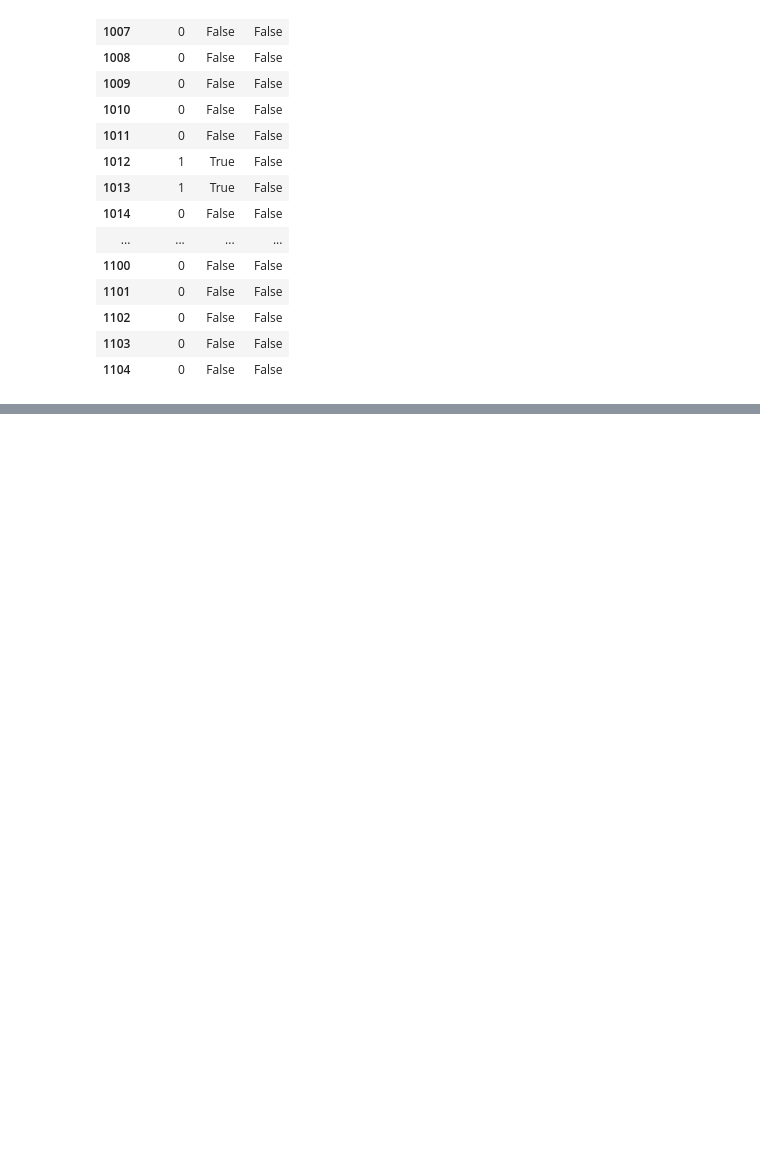
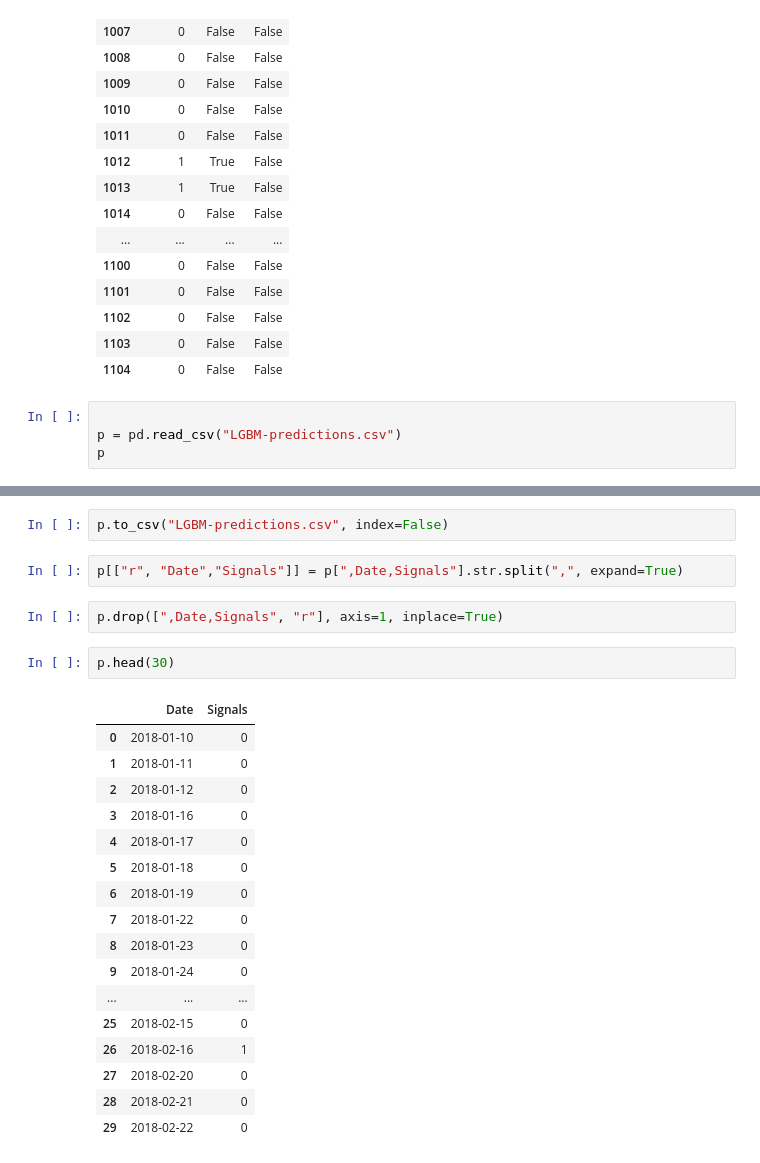
Before and after one commit to ata-turhan/Alpha-Trading-Bot, a Jupyter notebook: data/Untitled.ipynb, the cells around one changed output, grey strips where cells are left out. Saved outputs shown, nothing was run; the diff lists cells and outputs as text; blank space fills up the shorter version.

```diff
--- a/data/Untitled.ipynb
+++ b/data/Untitled.ipynb
@@ -230,3 +230,7 @@ r.tail(100)
 | 1102 | 0 | False | False |
 | 1103 | 0 | False | False |
 | 1104 | 0 | False | False |
+# %%
+
+p = pd.read_csv("LGBM-predictions.csv")
+p
@@ -232,0 +251,26 @@ r.tail(100)
+# %%
+p.to_csv("LGBM-predictions.csv", index=False)
+# %%
+p[["r", "Date","Signals"]] = p[",Date,Signals"].str.split(",", expand=True)
+# %%
+p.drop([",Date,Signals", "r"], axis=1, inplace=True)
+# %%
+p.head(30)
+# %% [output]
+|  | Date | Signals |
+| 0 | 2018-01-10 | 0 |
+| 1 | 2018-01-11 | 0 |
+| 2 | 2018-01-12 | 0 |
+| 3 | 2018-01-16 | 0 |
+| 4 | 2018-01-17 | 0 |
+| 5 | 2018-01-18 | 0 |
+| 6 | 2018-01-19 | 0 |
+| 7 | 2018-01-22 | 0 |
+| 8 | 2018-01-23 | 0 |
+| 9 | 2018-01-24 | 0 |
+| ... | ... | ... |
+| 25 | 2018-02-15 | 0 |
+| 26 | 2018-02-16 | 1 |
+| 27 | 2018-02-20 | 0 |
+| 28 | 2018-02-21 | 0 |
+| 29 | 2018-02-22 | 0 |
```
Also changed, not shown: parts of 1 cell of this notebook, 2 other files.
